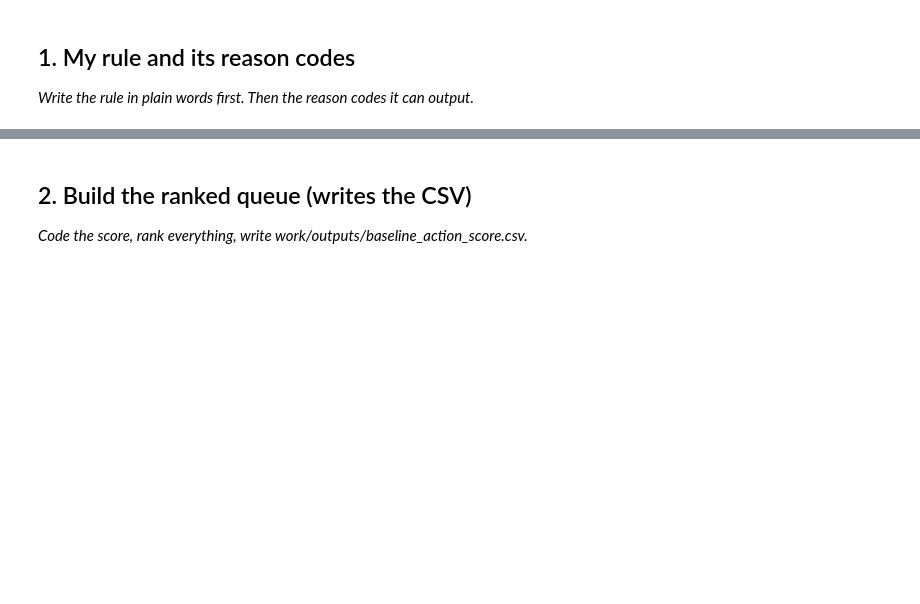
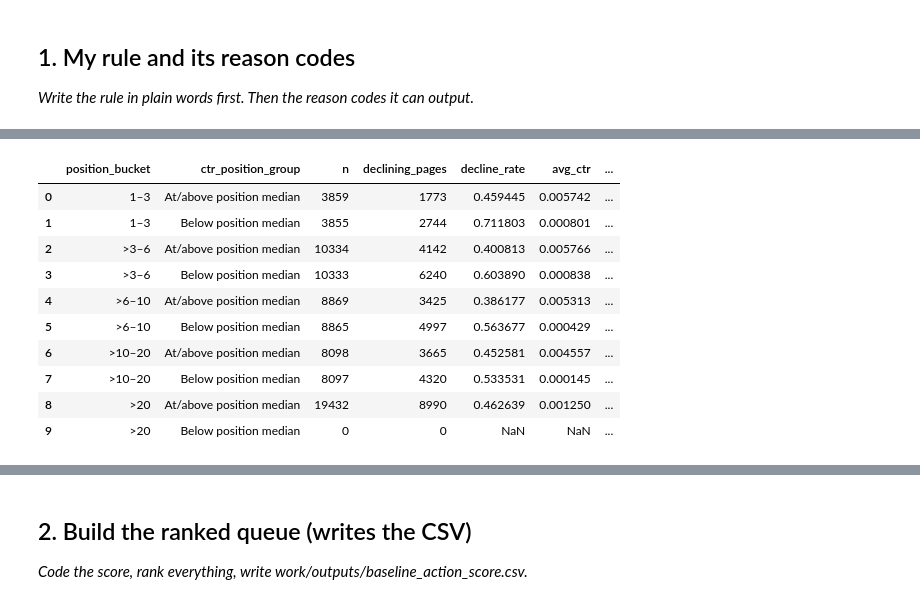
Before and after one commit to ndukwegodslove-del/FlyrankAI-MLinternship, a Jupyter notebook: work/notebooks/w04_baseline_score.ipynb, the cells around one changed output, grey strips where cells are left out. Drawn from its saved outputs; the diff is of its cells as text; code cells hidden in the pictures; blank space fills up the shorter version.

```diff
--- a/work/notebooks/w04_baseline_score.ipynb
+++ b/work/notebooks/w04_baseline_score.ipynb
@@ -12,0 +116,18 @@ This skeleton is yours to fill. Work the sections **in order** — each one has
+# %%
+april_outcomes = con.sql(f"""
+    SELECT
+        client_hash_id,
+        content_hash_id,
+        SUM(gsc_impressions) AS april_impressions,
+        COUNT(DISTINCT report_date) AS april_days_observed
+
+    FROM {TABLES['fact_daily']}
+
+    WHERE month = '2026-04'
+      AND gsc_data_available IS TRUE
+
+    GROUP BY client_hash_id, content_hash_id
+""").df()
+
+print("April outcome records:", len(april_outcomes))
+display(april_outcomes.head())
@@ -12,0 +241,57 @@ This skeleton is yours to fill. Work the sections **in order** — each one has
+# %%
+# Group pages by their average search position
+evaluation["position_bucket"] = pd.cut(
+    evaluation["march_avg_position"],
+    bins=[0, 3, 6, 10, 20, float("inf")],
+    labels=["1–3", ">3–6", ">6–10", ">10–20", ">20"]
+)
+
+# Calculate the median CTR within each position group
+position_median_ctr = (
+    evaluation.groupby("position_bucket", observed=False)["march_ctr"]
+    .transform("median")
+)
+
+# Compare each page's CTR with the median for its position group
+evaluation["ctr_position_group"] = np.where(
+    evaluation["march_ctr"] < position_median_ctr,
+    "Below position median",
+    "At/above position median"
+)
+
+# Summarise subsequent decline rates
+ctr_position_signal_check = (
+    evaluation.groupby(
+        ["position_bucket", "ctr_position_group"],
+        observed=False
+    )
+    .agg(
+        n=("is_declining_label", "size"),
+        declining_pages=("is_declining_label", "sum"),
+        decline_rate=("is_declining_label", "mean"),
+        avg_ctr=("march_ctr", "mean")
+    )
+    .reset_index()
+)
+
+ctr_position_signal_check["decline_rate_pct"] = (
+    ctr_position_signal_check["decline_rate"] * 100
+).round(2)
+
+ctr_position_signal_check["avg_ctr_pct"] = (
+    ctr_position_signal_check["avg_ctr"] * 100
+).round(2)
+
+display(ctr_position_signal_check)
+# %% [output]
+|  | position_bucket | ctr_position_group | n | declining_pages | decline_rate | avg_ctr | ... |
+| 0 | 1–3 | At/above position median | 3859 | 1773 | 0.459445 | 0.005742 | ... |
+| 1 | 1–3 | Below position median | 3855 | 2744 | 0.711803 | 0.000801 | ... |
+| 2 | >3–6 | At/above position median | 10334 | 4142 | 0.400813 | 0.005766 | ... |
+| 3 | >3–6 | Below position median | 10333 | 6240 | 0.603890 | 0.000838 | ... |
+| 4 | >6–10 | At/above position median | 8869 | 3425 | 0.386177 | 0.005313 | ... |
+| 5 | >6–10 | Below position median | 8865 | 4997 | 0.563677 | 0.000429 | ... |
+| 6 | >10–20 | At/above position median | 8098 | 3665 | 0.452581 | 0.004557 | ... |
+| 7 | >10–20 | Below position median | 8097 | 4320 | 0.533531 | 0.000145 | ... |
+| 8 | >20 | At/above position median | 19432 | 8990 | 0.462639 | 0.001250 | ... |
+| 9 | >20 | Below position median | 0 | 0 | NaN | NaN | ... |
```
Also changed, not shown: parts of 25 cells of this notebook.
